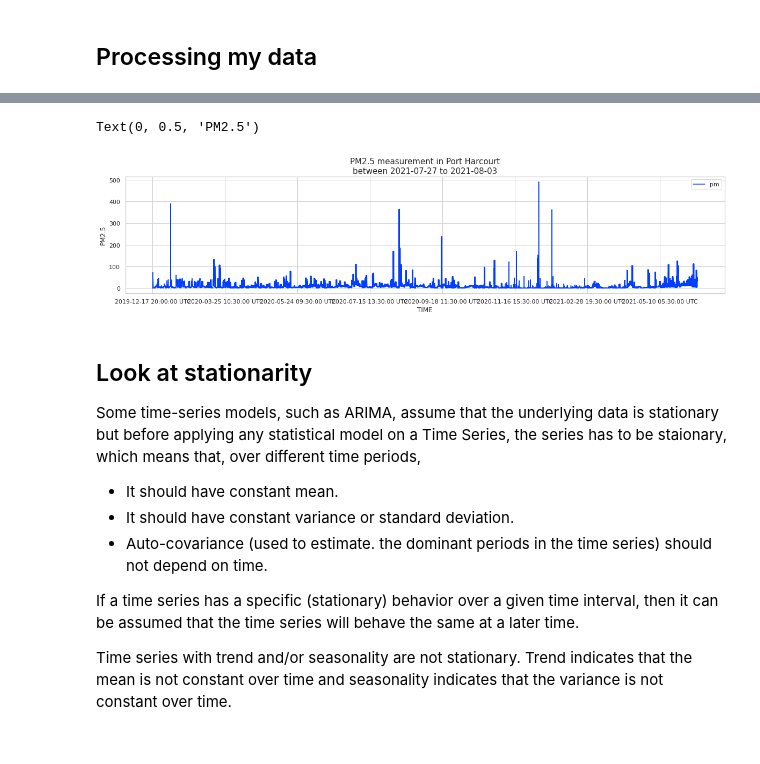
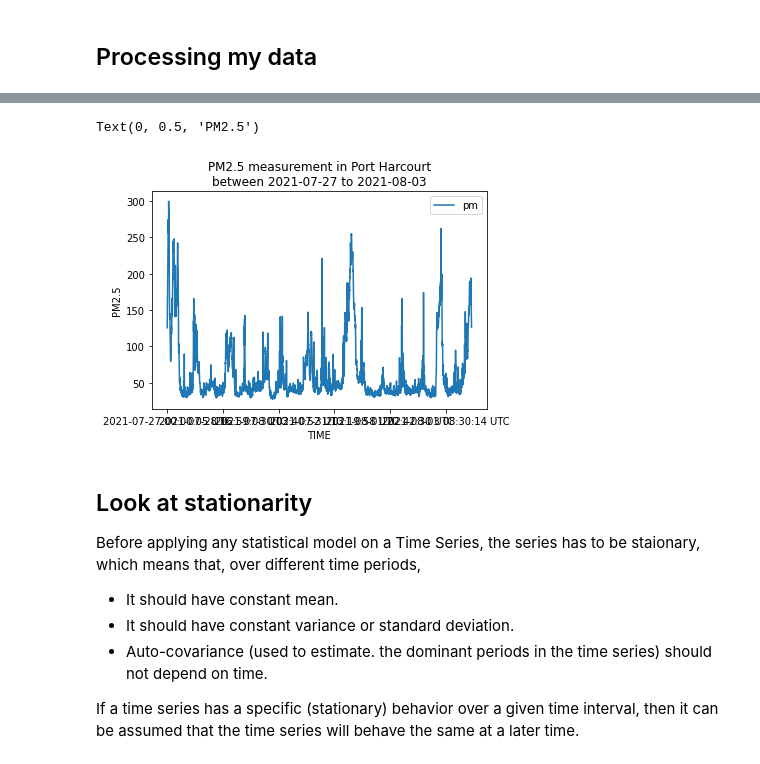
Before and after one commit to gideononyewuenyi/Time-Series-Analysis, a Jupyter notebook: Time_Series_3.ipynb, the cells around one changed output, grey strips where cells are left out. Cells and saved outputs as stored; diff of their text form; code cells hidden in the pictures.

```diff
--- a/Time_Series_3.ipynb
+++ b/Time_Series_3.ipynb
@@ -21,17 +27,10 @@ import matplotlib.pyplot as plt
 import datetime
 from datetime import datetime
 from IPython.display import display, HTML, display_html
-import seaborn as sns
-sns.set_theme(style="whitegrid")
-sns.set_palette('bright')
 %matplotlib inline
 
 import warnings
 warnings.filterwarnings("ignore")
-
-# set formatting
-pd.set_option('display.max_columns', 100)
-pd.set_option('display.max_rows', 100)
 # %% [markdown]
 ## Read in my data
 # %% [markdown]
@@ -39,5 +38,7 @@ In this notebook, we will be using a dataset of air quality obtained from the Pu
 # %%
-url = "https://raw.githubusercontent.com/gideononyewuenyi/Exploratory-analysis/main/Lekki%20Phase%201%20(outside)%20(6.451397%203.471201)%20Primary%2030_minute_average%2012_17_2019%206_6_2021.csv"
+#url = "https://raw.githubusercontent.com/gideononyewuenyi/Exploratory-analysis/main/Lekki%20Phase%201%20(outside)%20(6.451397%203.471201)%20Primary%2030_minute_average%2012_17_2019%206_6_2021.csv"
+#df = pd.read_csv (url)
+url = "https://raw.githubusercontent.com/gideononyewuenyi/Time-Series-Forecasting/main/Port%20Harcourt%2C%20Nigeria%20(outside)%20(4.80678%207.002953)%20Primary%20Real%20Time%2007_27_2021%2008_03_2021.csv"
 df = pd.read_csv (url)
 # %% [markdown]
 ## Take a look at my data
@@ -124,18 +127,16 @@ display(df.tail())
 # %%
-df.plot(x="dt", y= 'pm', figsize=(20,4))
-plt.title("PM2.5 measurement in Port Harcourt\nbetween 2021-07-27 to 2021-08-03", size=15)
-plt.xlabel('TIME', size=12)
-plt.ylabel('PM2.5', size=12)
+df.plot(x="dt", y= 'pm')
+plt.title("PM2.5 measurement in Port Harcourt\nbetween 2021-07-27 to 2021-08-03", size=12)
+plt.xlabel('TIME', size=10)
+plt.ylabel('PM2.5', size=10)
 # %% [output]
 Text(0, 0.5, 'PM2.5')
-[figure, old version]
+[figure, new version]
 # %% [markdown]
 ## Look at stationarity
-Some time-series models, such as ARIMA, assume that the underlying data is stationary but before applying any statistical model on a Time Series, the series has to be staionary, which means that, over different time periods,
+Before applying any statistical model on a Time Series, the series has to be staionary, which means that, over different time periods,
 *  It should have constant mean.
 *  It should have constant variance or standard deviation.
 *  Auto-covariance (used to estimate. the dominant periods in the time series) should not depend on time.
 
 If a time series has a specific (stationary) behavior over a given time interval, then it can be assumed that the time series will behave the same at a later time.
-
-Time series with trend and/or seasonality are not stationary. Trend indicates that the mean is not constant over time and seasonality indicates that the variance is not constant over time.
```
Also changed, not shown: parts of 23 cells of this notebook.
